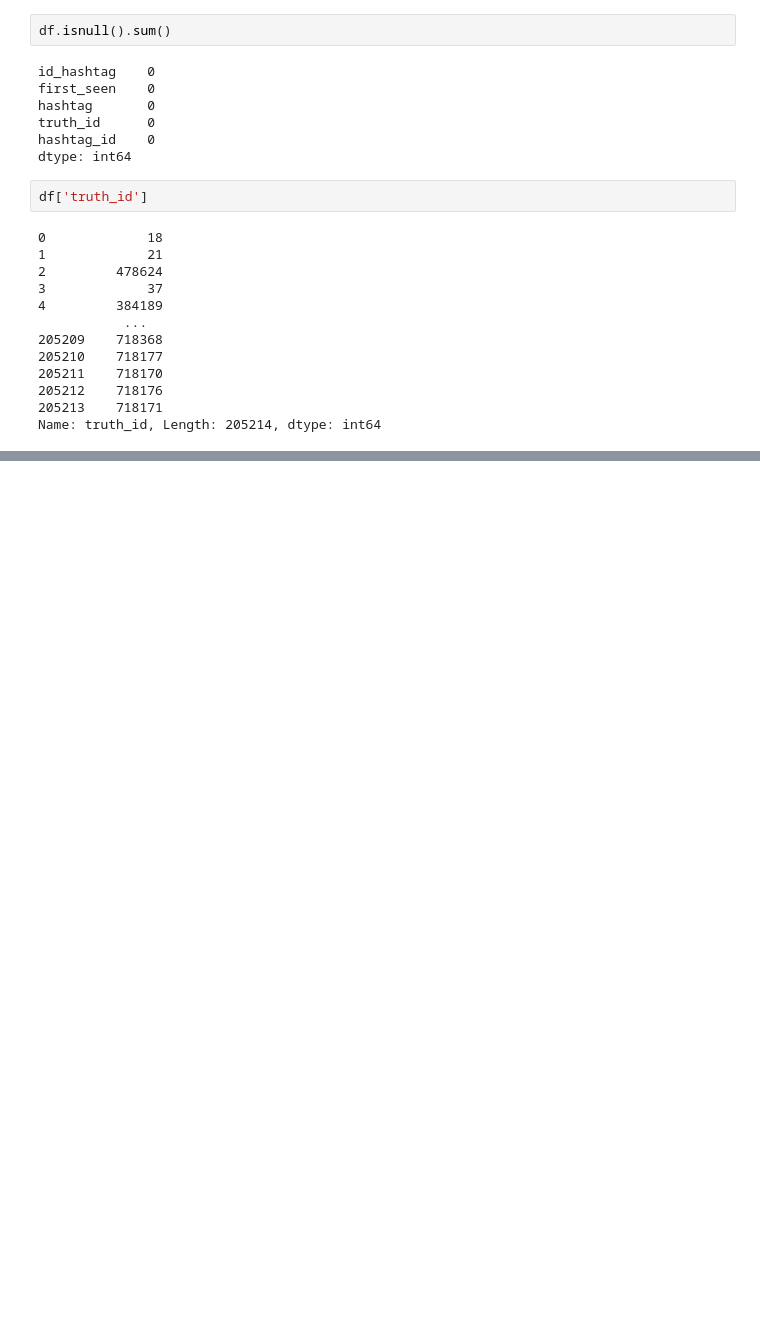
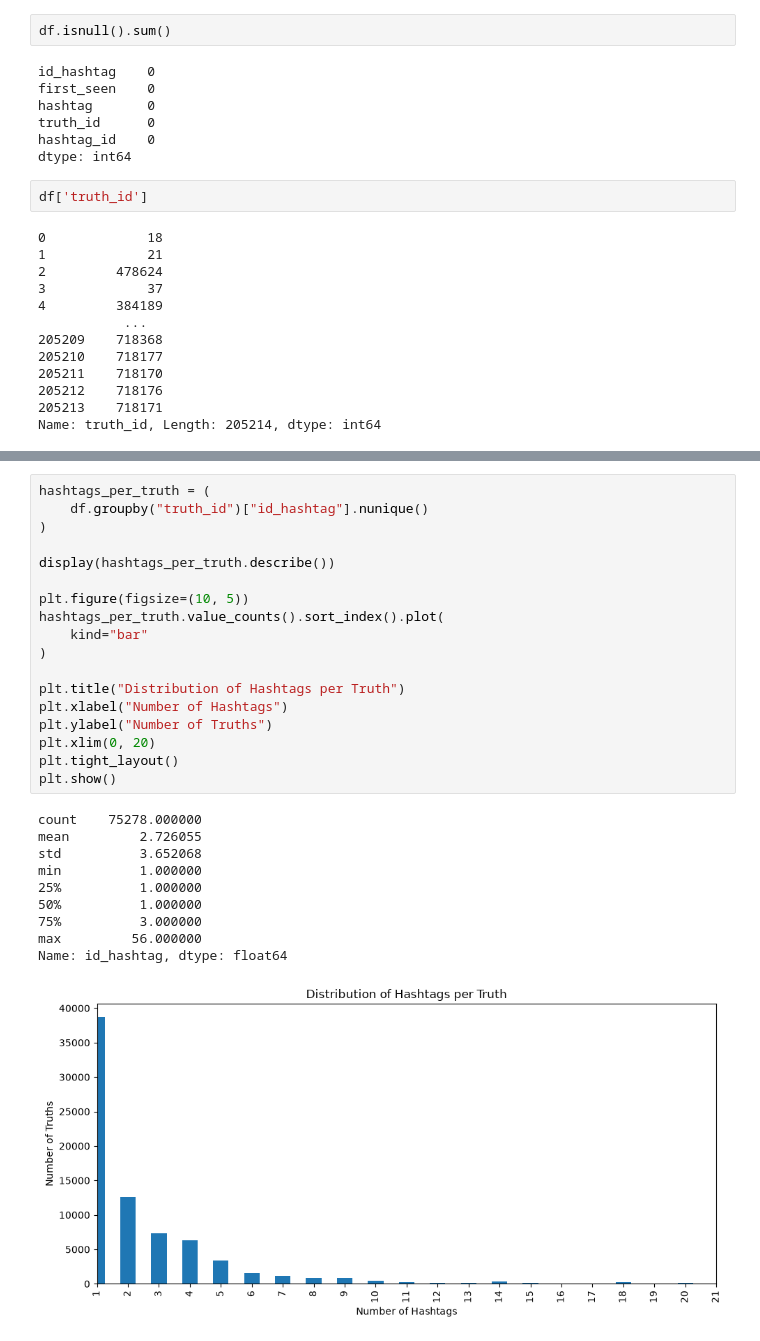
Before and after one commit to lorenzobuccolini03/Truth-Social-Analysis-and-Data-Warehousing---Decision-Support-Systems-, a Jupyter notebook: 01_assignment/01_07_explore_hashtags.ipynb, the cells around one changed output, grey strips where cells are left out. Saved outputs shown, nothing was run; the diff lists cells and outputs as text; blank space fills up the shorter version.

```diff
--- a/01_assignment/01_07_explore_hashtags.ipynb
+++ b/01_assignment/01_07_explore_hashtags.ipynb
@@ -156,0 +232,29 @@ Name: truth_id, Length: 205214, dtype: int64
+# %%
+hashtags_per_truth = (
+    df.groupby("truth_id")["id_hashtag"].nunique()
+)
+
+display(hashtags_per_truth.describe())
+
+plt.figure(figsize=(10, 5))
+hashtags_per_truth.value_counts().sort_index().plot(
+    kind="bar"
+)
+
+plt.title("Distribution of Hashtags per Truth")
+plt.xlabel("Number of Hashtags")
+plt.ylabel("Number of Truths")
+plt.xlim(0, 20)
+plt.tight_layout()
+plt.show()
+# %% [output]
+count    75278.000000
+mean         2.726055
+std          3.652068
+min          1.000000
+25%          1.000000
+50%          1.000000
+75%          3.000000
+max         56.000000
+Name: id_hashtag, dtype: float64
+[figure, added]
```
Also changed, not shown: parts of 7 cells of this notebook, 1 other file.
